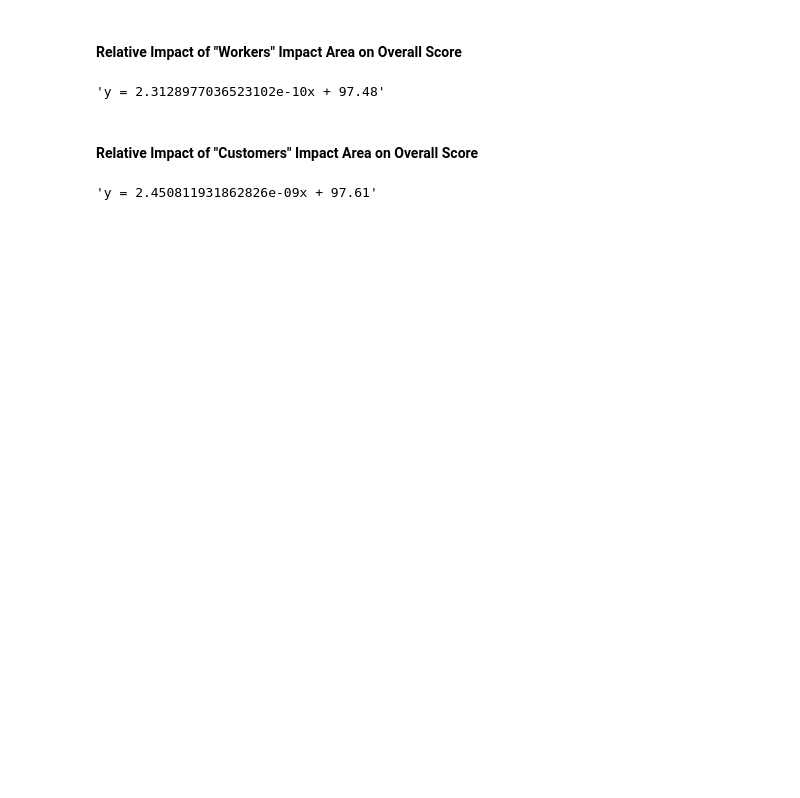
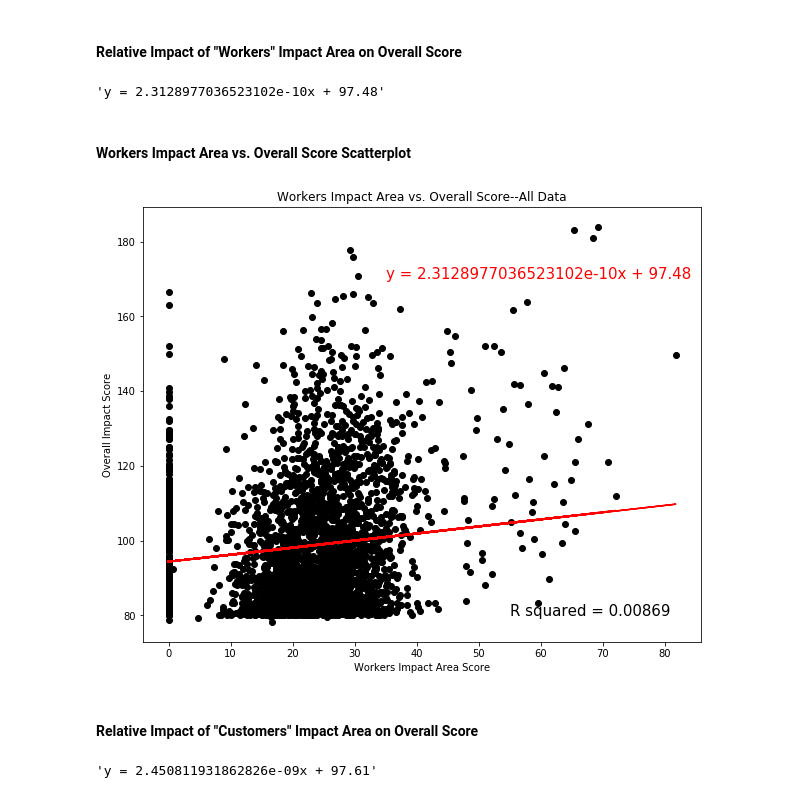
Before and after one commit to faithlierheimer/BCorpsAnalysis, a Jupyter notebook: Scratch Work--BCorps.ipynb, the cells around one changed output. Cells and saved outputs as stored; diff of their text form; code cells hidden in the pictures; blank space fills up the shorter version.

```diff
--- a/Scratch Work--BCorps.ipynb
+++ b/Scratch Work--BCorps.ipynb
@@ -172,8 +214,8 @@ nan_array_work = np.isnan(workers_array)
 not_nan_array_work = ~ nan_array_work
 workers_nonan = workers_array[not_nan_array_work]
 workers_nonan
-(slope, intercept, rvalue, pvalue, stderr) = sts.linregress(workers_nonan, overallscore_array)
-rvalue
+(slope, intercept, rvaluew, pvalue, stderr) = sts.linregress(workers_nonan, overallscore_array)
+rvaluew
 
 ##Workers linregress
 regress_values_workers = workers_nonan * s + i
@@ -181,6 +223,20 @@ line_eq_work = "y = " + str(slope) + "x + " + str(round(intercept,2))
 line_eq_work
 # %% [output]
 'y = 2.3128977036523102e-10x + 97.48'
+# %% [markdown]
+#### Workers Impact Area vs. Overall Score Scatterplot
+# %%
+plt.figure(figsize = (10,8))
+plt.scatter(bcorp_US_cleaned['impact_area_workers'], bcorp_US_cleaned['overall_score'], color = 'black')
+plt.plot(bcorp_US_cleaned.impact_area_workers, regress_values_workers, "r-")
+plt.annotate(line_eq_work,(35,170),fontsize=15,color="red")
+plt.annotate("R squared = " + str(round(rvaluew, 5)), (55, 80), fontsize = 15, color = "black" )
+plt.title("Workers Impact Area vs. Overall Score--All Data")
+plt.xlabel("Workers Impact Area Score")
+plt.ylabel("Overall Impact Score")
+plt.savefig("worker_ia_vs_overall.png")
+# %% [output]
+[figure, added]
 # %% [markdown]
 #### Relative Impact of "Customers" Impact Area on Overall Score
 # %%
```
Also changed, not shown: parts of 12 cells of this notebook, 7 other files.
